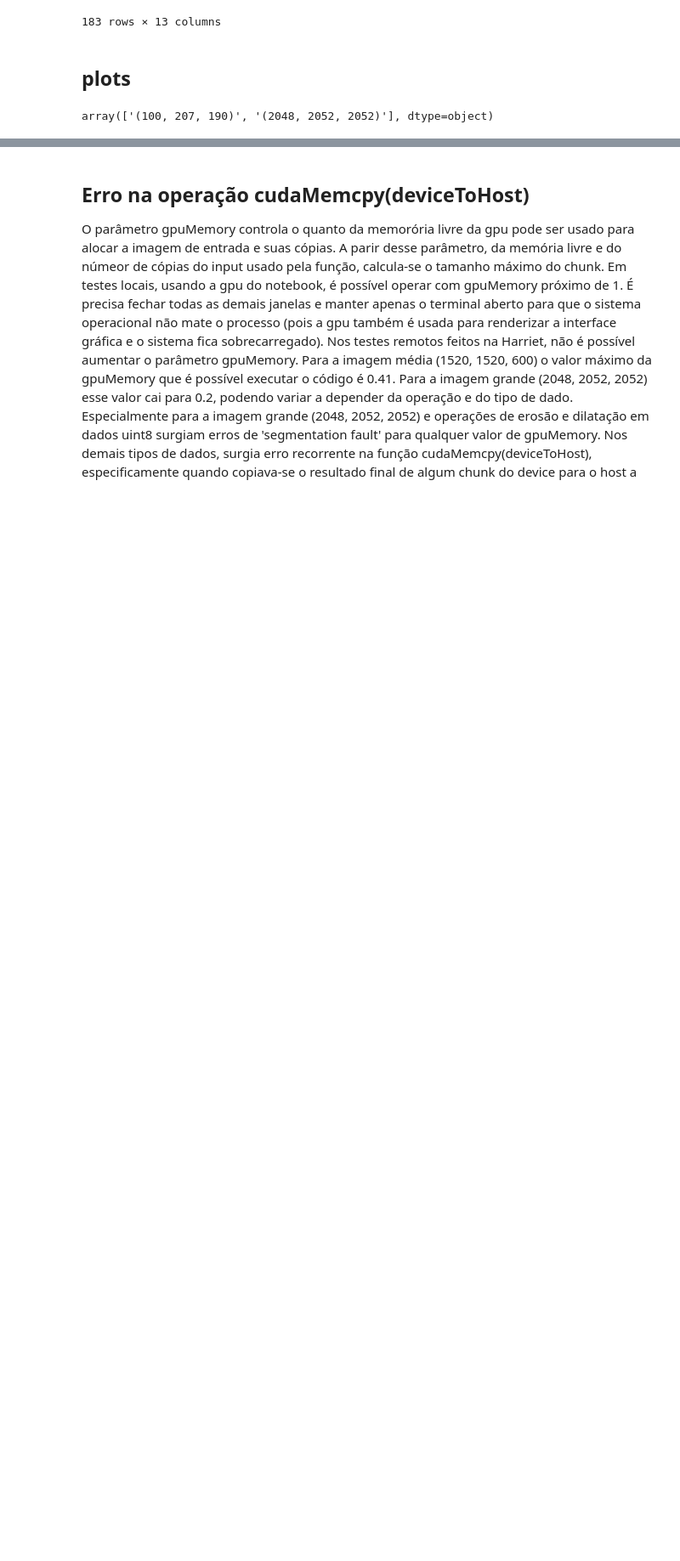
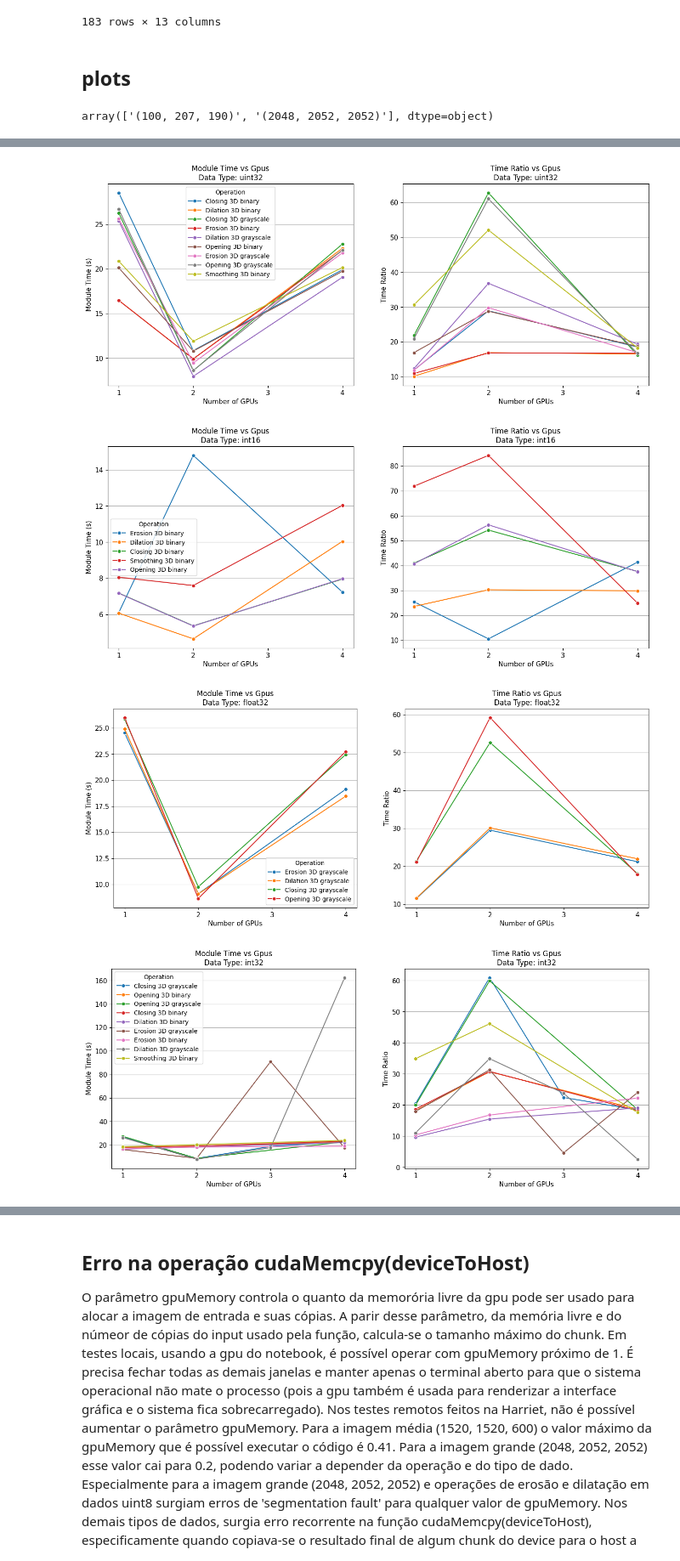
Before and after one commit to cnpem/harpia, a Jupyter notebook: tests_python/benchmark/benchmark_read.ipynb, the cells around one changed output, grey strips where cells are left out. Shown at 85% size. Drawn from its saved outputs; the diff is of its cells as text; code cells hidden in the pictures; blank space fills up the shorter version.

Commit message:
tests: plot graphs for partial benchmark tests

```diff
--- a/tests_python/benchmark/benchmark_read.ipynb
+++ b/tests_python/benchmark/benchmark_read.ipynb
@@ -157,19 +127,0 @@ for img_dim in ['(2048, 2052, 2052)']:
-# %%
-# Get unique values of 'Image Dimensions' and 'Image Data Type'
-image_dims = df['Image Dimensions'].unique()
-data_types = df['Image Data Type'].unique()
-
-# Create plots for each combination of Image Dimensions and Image Data Type
-for img_dim in ['(2048, 2052, 2052)']:
-    for dtype in data_types:
-        plt.figure(figsize=(8, 6))
-        subset = df[(df['Image Dimensions'] == img_dim) & (df['Image Data Type'] == dtype)]
-
-        sns.lineplot(data=subset, x='Gpus', y='Time Ratio', hue='Operation', marker='o')
-
-        plt.title(f"Module Time vs Gpus\nImage Dimensions: {img_dim}, Data Type: {dtype}")
-        plt.xlabel("Number of GPUs")
-        plt.ylabel("'Time Ratio'")
-        plt.legend(title="Operation")
-        plt.grid(True)
-        plt.show()
@@ -213,0 +128,50 @@ for img_dim in ['(2048, 2052, 2052)']:
+# %%
+# Filter for huge images
+df_huge = df[df['Image Dimensions'] == '(2048, 2052, 2052)']
+# Get unique values of 'Image Dimensions' and 'Image Data Type'
+image_dims = df_huge['Image Dimensions'].unique()
+data_types = df_huge['Image Data Type'].unique()
+
+# Get unique GPU values sorted
+gpu_ticks = sorted(df_huge['Gpus'].unique())
+
+# Define font size for ticks
+FONT_SIZE = 11
+
+for img_dim in ['(2048, 2052, 2052)']:
+    for dtype in data_types:
+        subset = df_huge[(df_huge['Image Dimensions'] == img_dim) & (df_huge['Image Data Type'] == dtype)]
+        fig, axes = plt.subplots(1, 2, figsize=(16, 6))  # Side-by-side layout
+
+        # First plot: Module Time vs GPUs
+        sns.lineplot(data=subset, x='Gpus', y='Module Time (s)', hue='Operation', marker='o', ax=axes[0])
+        axes[0].set_title(f"Module Time vs Gpus\nData Type: {dtype}", fontsize=FONT_SIZE+1)
+        axes[0].set_xlabel("Number of GPUs", fontsize=FONT_SIZE)
+        axes[0].set_ylabel("Module Time (s)", fontsize=FONT_SIZE)
+        axes[0].legend(title="Operation", fontsize=FONT_SIZE - 1)
+        axes[0].set_xticks(gpu_ticks)
+
+        # Second plot: Time Ratio vs GPUs (without legend)
+        sns.lineplot(data=subset, x='Gpus', y='Time Ratio', hue='Operation', marker='o', ax=axes[1])
+        axes[1].set_title(f"Time Ratio vs Gpus\nData Type: {dtype}", fontsize=FONT_SIZE+1)
+        axes[1].set_xlabel("Number of GPUs", fontsize=FONT_SIZE)
+        axes[1].set_ylabel("Time Ratio", fontsize=FONT_SIZE)
+        axes[1].set_xticks(gpu_ticks)
+        axes[1].get_legend().remove()
+
+        # Set font size for x and y ticks
+        for ax in axes:
+            ax.tick_params(axis='both', labelsize=FONT_SIZE)  # Increase font size
+            ax.yaxis.grid(True)  # Keep only horizontal grid lines
+            ax.xaxis.grid(False)  # Remove vertical grid lines
+
+        # Save the figure
+        filename = f"benchmark_plot_{dtype.replace(' ', '_')}.png"
+        plt.savefig(filename, dpi=300, bbox_inches='tight')  # High-quality save
+
+plt.show()
+# %% [output]
+[figure, added]
+[figure, added]
+[figure, added]
+[figure, added]
```
Also changed, not shown: parts of 5 cells of this notebook.
